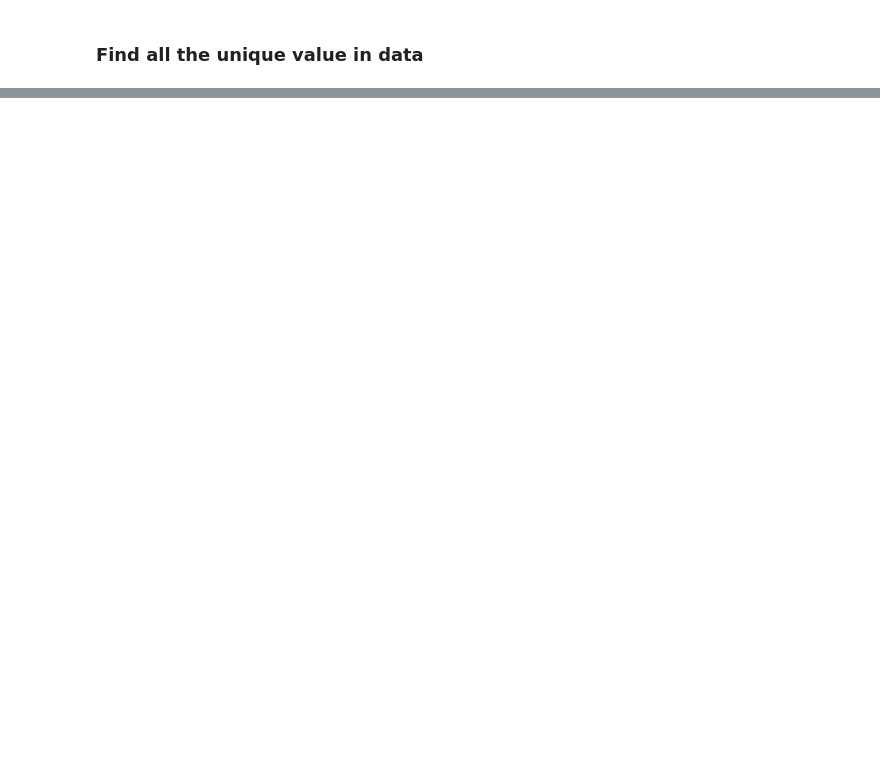
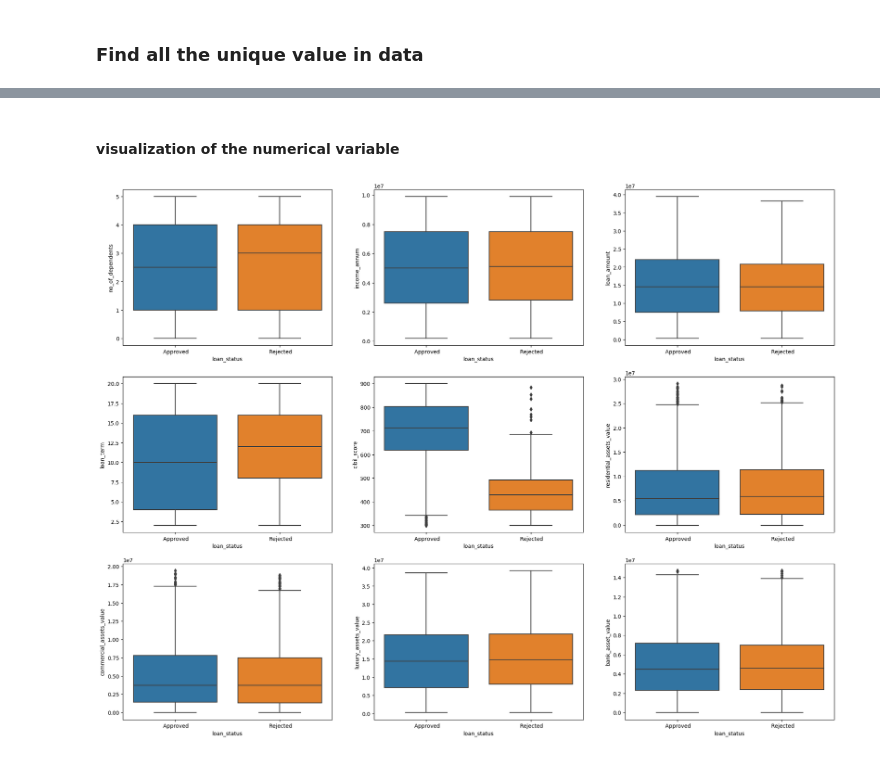
Before and after one commit to AdirajJohn/Loan_Approval_Prediction, a Jupyter notebook: loan_approval_model.ipynb, the cells around one changed output, grey strips where cells are left out. Saved outputs shown, nothing was run; the diff lists cells and outputs as text; code cells hidden in the pictures; blank space fills up the shorter version.

```diff
--- a/loan_approval_model.ipynb
+++ b/loan_approval_model.ipynb
@@ -35,6 +38,10 @@ print(df.shape)
 1     Rejected
 2     Rejected
 (4269, 13)
+# %%
+df=df.drop(columns=["loan_id"])
+# Addressing space in column name
+df.rename(columns=lambda x:x.replace(" ",""),inplace=True)
 # %% [markdown]
 ### EDA
 # %% [markdown]
@@ -92,0 +160,10 @@ for i in categorical:
+# %% [markdown]
+#### visualization of the numerical variable
+# %%
+feature=list(numerical)
+fig,axes=plt.subplots(3,3,figsize=(24,18))
+axes=axes.flatten()
+for i in range(len(feature)):
+    sns.boxplot(x="loan_status",y=feature[i],data=df,ax=axes[i])
+# %% [output]
+[figure, added]
```
Also changed, not shown: parts of 31 cells of this notebook.
